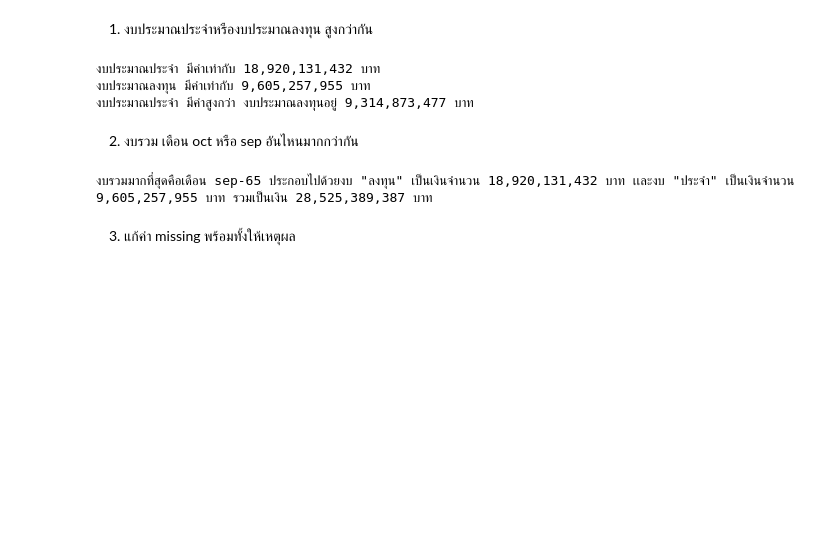
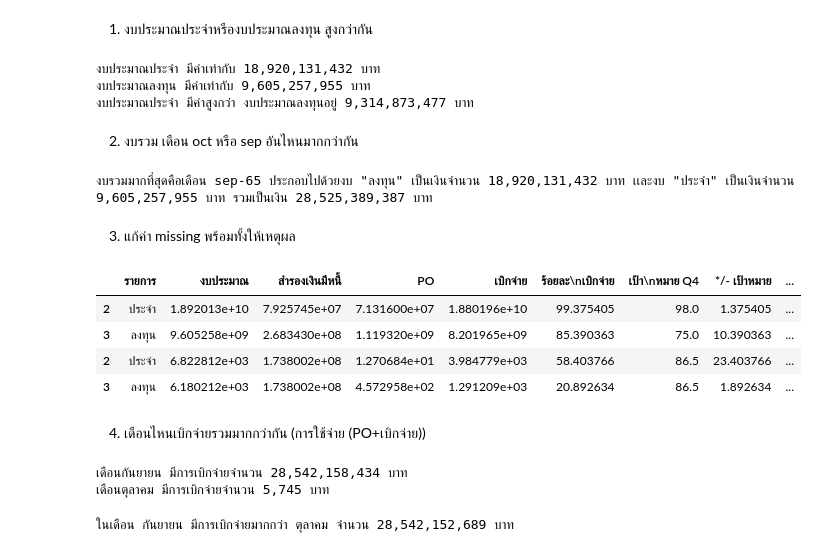
Before and after one commit to Triiplech4554/pyton_dataviz2023, a Jupyter notebook: Pandas102.ipynb, the cells around one changed output. Saved outputs shown, nothing was run; the diff lists cells and outputs as text; code cells hidden in the pictures; blank space fills up the shorter version.

```diff
--- a/Pandas102.ipynb
+++ b/Pandas102.ipynb
@@ -127,5 +122,4 @@ oct_df
 # %%
 oct_df = pd.read_excel('/content/drive/MyDrive/DataViz23Data/oct 65.xlsx',header=9,skipfooter=27)
 oct_df = oct_df.iloc[-2:,:15]
-oct_df['เดือน-ปี'] = len(oct_df)*['oct 65']
-oct_df
+oct_df['เดือน-ปี'] = len(oct_df)*['oct-65']
@@ -188,3 +186,16 @@ elif sep_sum < oct_sum :
 งบรวมมากที่สุดคือเดือน sep-65 ประกอบไปด้วยงบ "ลงทุน" เป็นเงินจำนวน 18,920,131,432 บาท เเละงบ "ประจำ" เป็นเงินจำนวน 9,605,257,955 บาท รวมเป็นเงิน 28,525,389,387 บาท
 # %% [markdown]
 3.   แก้ค่า missing พร้อมทั้งให้เหตุผล
+# %%
+sep_oct_df = pd.concat([sep_df,oct_df])
+mean = sep_oct_df.mean()
+sep_oct= sep_oct_df.fillna(mean)
+sep_oct #แทนค่า missing ด้วยค่า mean เพราะ การใช้ค่าเฉลี่ยเป็นแทน missing สามารถช่วยรักษาความสมดุลของข้อมูลได้เนื่องจากไม่ทำให้ค่าเฉลี่ยเปลี่ยนแปลงมาก และทำให้การที่จะนำข้อมูลไปวิเคราะห์ต่อไปได้โดยไม่ได้รับผลกระทบมาก
+# %% [output]
+|  | รายการ | งบประมาณ | สำรองเงินมีหนี้ | PO | เบิกจ่าย | ร้อยละ\nเบิกจ่าย | เป้า\nหมาย Q4 | */- เป้าหมาย | ... |
+| 2 | ประจำ | 1.892013e+10 | 7.925745e+07 | 7.131600e+07 | 1.880196e+10 | 99.375405 | 98.0 | 1.375405 | ... |
+| 3 | ลงทุน | 9.605258e+09 | 2.683430e+08 | 1.119320e+09 | 8.201965e+09 | 85.390363 | 75.0 | 10.390363 | ... |
+| 2 | ประจำ | 6.822812e+03 | 1.738002e+08 | 1.270684e+01 | 3.984779e+03 | 58.403766 | 86.5 | 23.403766 | ... |
+| 3 | ลงทุน | 6.180212e+03 | 1.738002e+08 | 4.572958e+02 | 1.291209e+03 | 20.892634 | 86.5 | 1.892634 | ... |
+# %% [markdown]
+4.   เดือนไหนเบิกจ่ายรวมมากกว่ากัน (การใช้จ่าย (PO+เบิกจ่าย))
@@ -190,0 +217,18 @@ elif sep_sum < oct_sum :
+# %%
+#การเบิกจ่ายทั้งหมด
+sep_pay = sep_oct_df[sep_oct_df['เดือน-ปี'] =='sep-65'][['การใช้จ่าย (PO+เบิกจ่าย)']].sum()
+oct_pay = sep_oct_df[sep_oct_df['เดือน-ปี'] =='oct-65'][['การใช้จ่าย (PO+เบิกจ่าย)']].sum()
+
+print(f'เดือนกันยายน มีการเบิกจ่ายทั้งหมดจำนวน {int(sep_pay):,} บาท')
+print(f'เดือนตุลาคม มีการเบิกจ่ายทั้งหมดจำนวน {int(oct_pay):,} บาท')
+# %% [output]
+เดือนกันยายน มีการเบิกจ่ายจำนวน 28,542,158,434 บาท
+เดือนตุลาคม มีการเบิกจ่ายจำนวน 5,745 บาท
+# %%
+pay_all = int(sep_pay) > int(oct_pay)
+if pay_all is True:
+  print(f'ในเดือน กันยายน มีการเบิกจ่ายมากกว่า ตุลาคม จำนวน {(int(sep_pay) - int(oct_pay)):,} บาท')
+else:
+  print(f'ในเดือน ตุลาคม มีการเบิกจ่ายมากกว่า กันยายน จำนวน {(int(sep_pay) - int(oct_pay)):,} บาท')
+# %% [output]
+ในเดือน กันยายน มีการเบิกจ่ายมากกว่า ตุลาคม จำนวน 28,542,152,689 บาท
```
Also changed, not shown: parts of 8 cells of this notebook.
